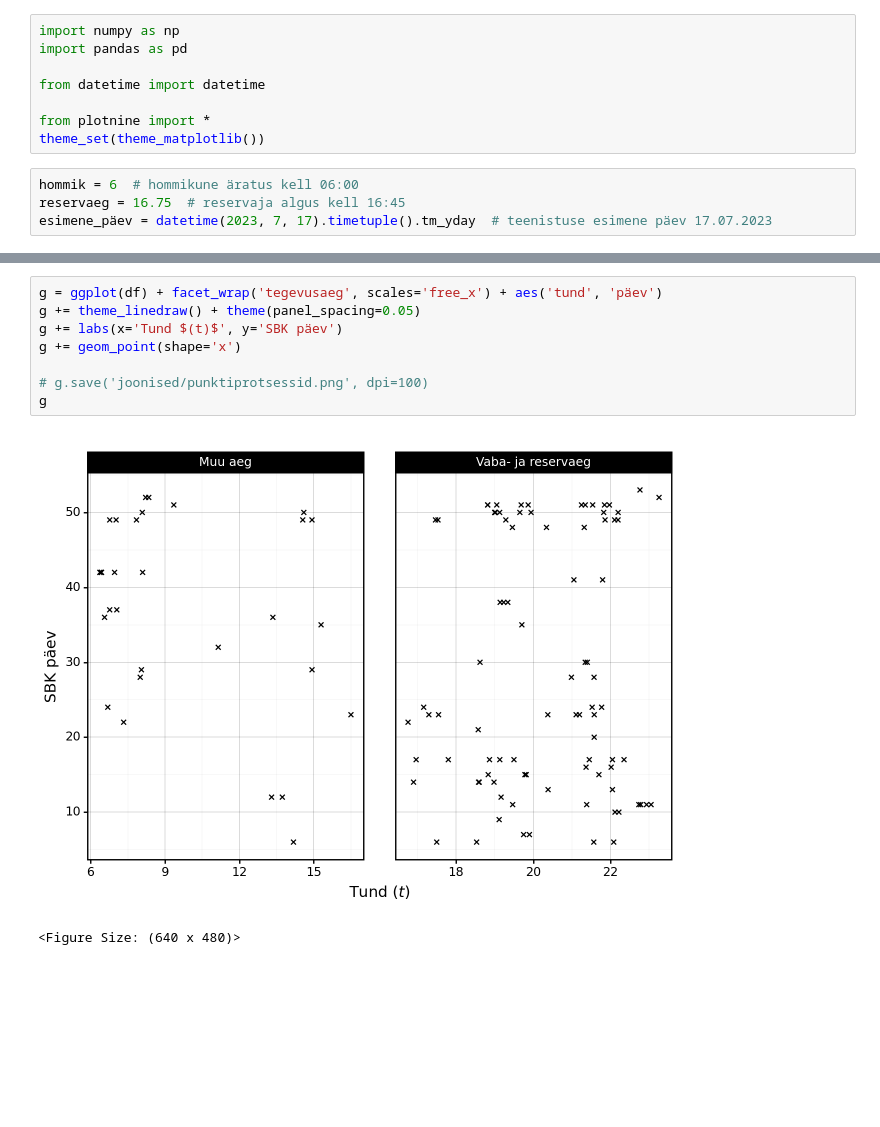
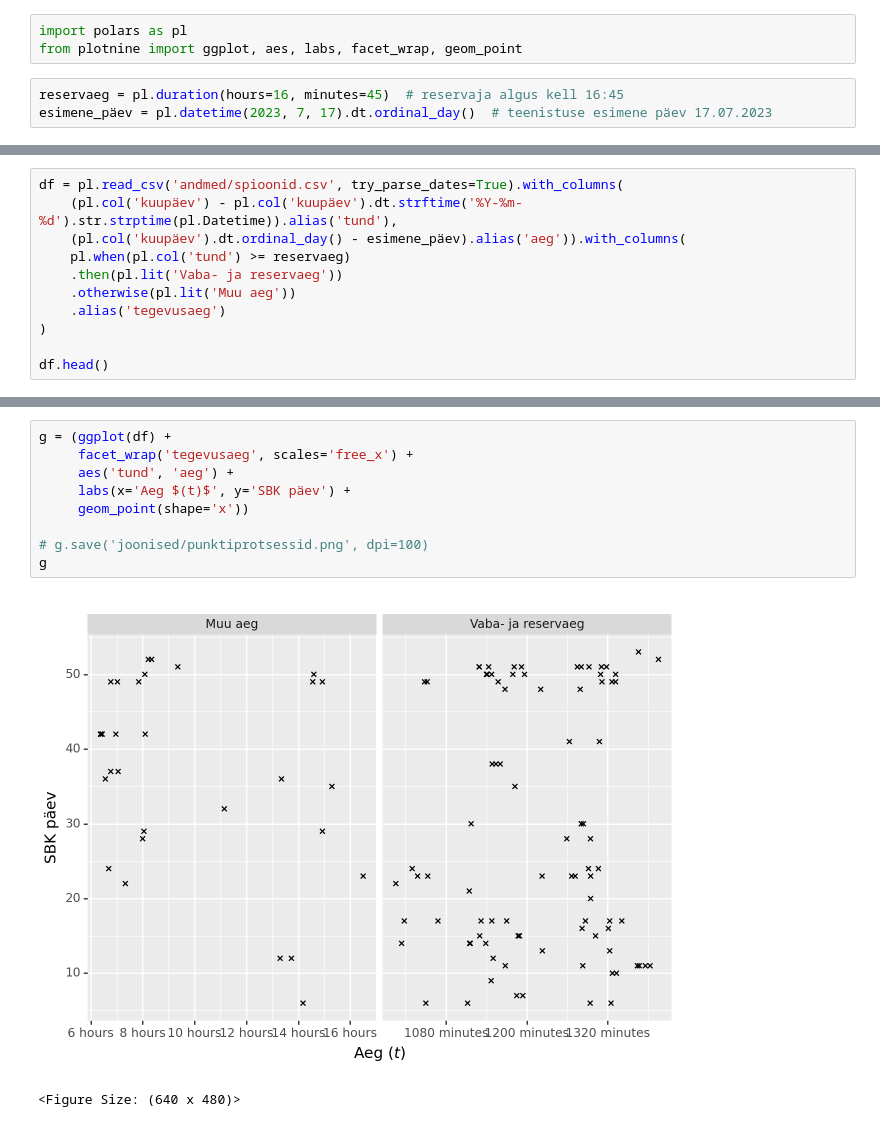
Before and after one commit to mart-mihkel/spioonid, a Jupyter notebook: joonised.ipynb, the cells around one changed output, grey strips where cells are left out. Saved outputs shown, nothing was run; the diff lists cells and outputs as text; blank space fills up the shorter version.

```diff
--- a/joonised.ipynb
+++ b/joonised.ipynb
@@ -1,12 +1,6 @@
 # %%
-import numpy as np
-import pandas as pd
-
-from datetime import datetime
-
-from plotnine import *
-theme_set(theme_matplotlib())
+import polars as pl
+from plotnine import ggplot, aes, labs, facet_wrap, geom_point
 # %%
-hommik = 6  # hommikune äratus kell 06:00
-reservaeg = 16.75  # reservaja algus kell 16:45
-esimene_päev = datetime(2023, 7, 17).timetuple().tm_yday  # teenistuse esimene päev 17.07.2023
+reservaeg = pl.duration(hours=16, minutes=45)  # reservaja algus kell 16:45
+esimene_päev = pl.datetime(2023, 7, 17).dt.ordinal_day()  # teenistuse esimene päev 17.07.2023
@@ -30,0 +7,11 @@ df.tail()
+# %%
+df = pl.read_csv('andmed/spioonid.csv', try_parse_dates=True).with_columns(
+    (pl.col('kuupäev') - pl.col('kuupäev').dt.strftime('%Y-%m-%d').str.strptime(pl.Datetime)).alias('tund'),
+    (pl.col('kuupäev').dt.ordinal_day() - esimene_päev).alias('aeg')).with_columns(
+    pl.when(pl.col('tund') >= reservaeg)
+    .then(pl.lit('Vaba- ja reservaeg'))
+    .otherwise(pl.lit('Muu aeg'))
+    .alias('tegevusaeg')
+)
+
+df.head()
@@ -31,11 +27,12 @@ df.tail()
 # %%
-g = ggplot(df) + facet_wrap('tegevusaeg', scales='free_x') + aes('tund', 'päev')
-g += theme_linedraw() + theme(panel_spacing=0.05)
-g += labs(x='Tund $(t)$', y='SBK päev')
-g += geom_point(shape='x')
+g = (ggplot(df) +
+     facet_wrap('tegevusaeg', scales='free_x') +
+     aes('tund', 'aeg') +
+     labs(x='Aeg $(t)$', y='SBK päev') +
+     geom_point(shape='x'))
 
 # g.save('joonised/punktiprotsessid.png', dpi=100)
 g
 # %% [output]
-[figure, old version]
+[figure, new version]
 <Figure Size: (640 x 480)>
```
Also changed, not shown: parts of 2 cells of this notebook.
